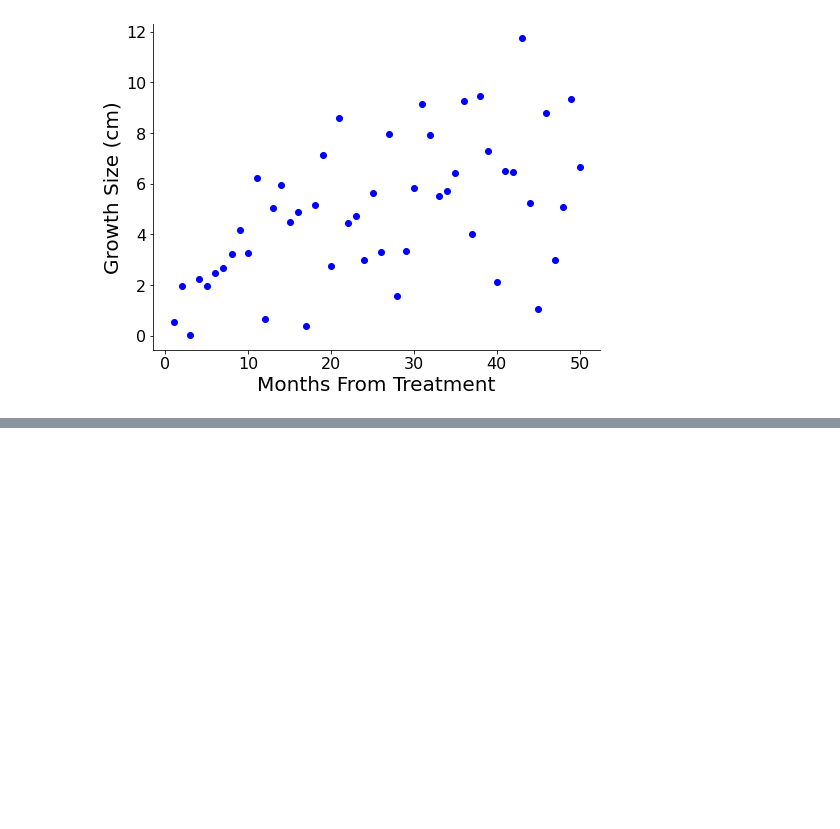
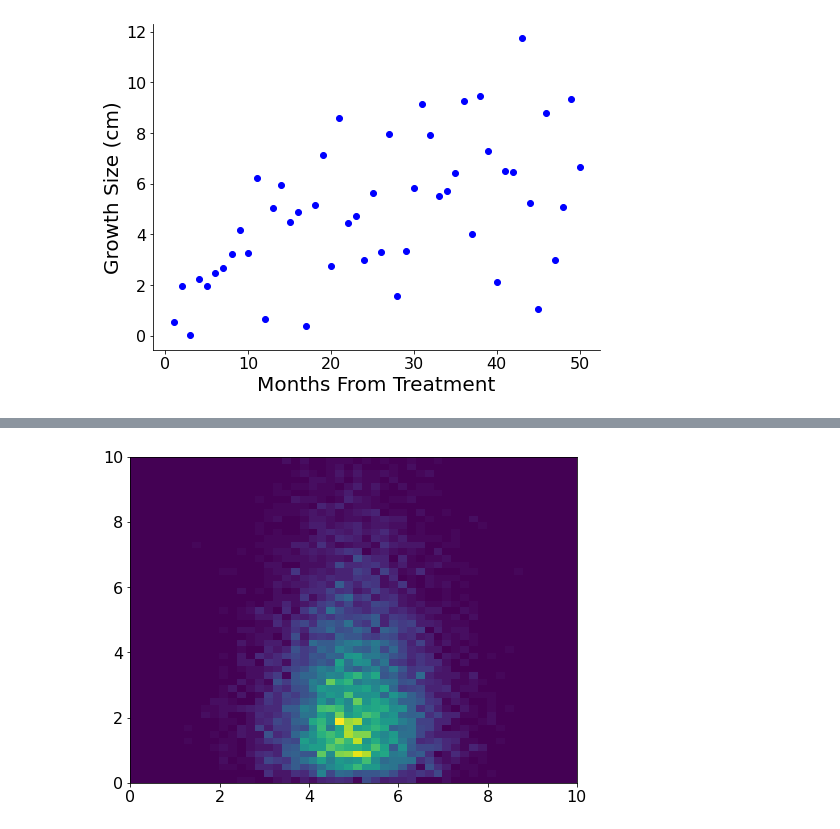
Before and after one commit to joshfuchs/DataScience_projects, a Jupyter notebook: figure_examples.ipynb, the cells around one changed output, grey strips where cells are left out. Drawn from its saved outputs; the diff is of its cells as text; code cells hidden in the pictures; blank space fills up the shorter version.

```diff
--- a/figure_examples.ipynb
+++ b/figure_examples.ipynb
@@ -326,0 +353,9 @@ ax.axes.spines['top'].set_visible(False)
+# %%
+plt.figure(figsize=(8,6))
+
+plt.hist2d(hist_x1,hist_x2,density=True,range=[[0,10],[0,10]],bins=50)
+plt.xticks(fontsize=16)
+plt.yticks(fontsize=16)
+plt.show()
+# %% [output]
+[figure, added]
```
Also changed, not shown: parts of 5 cells of this notebook.
